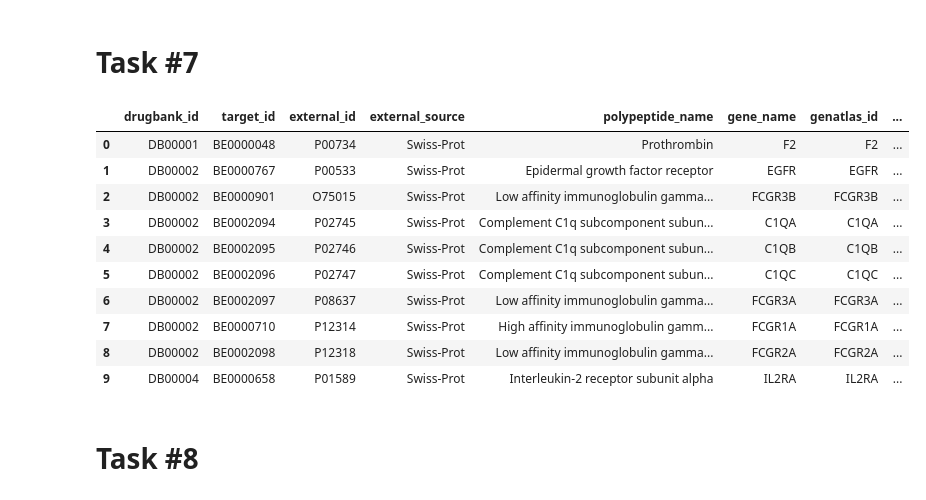
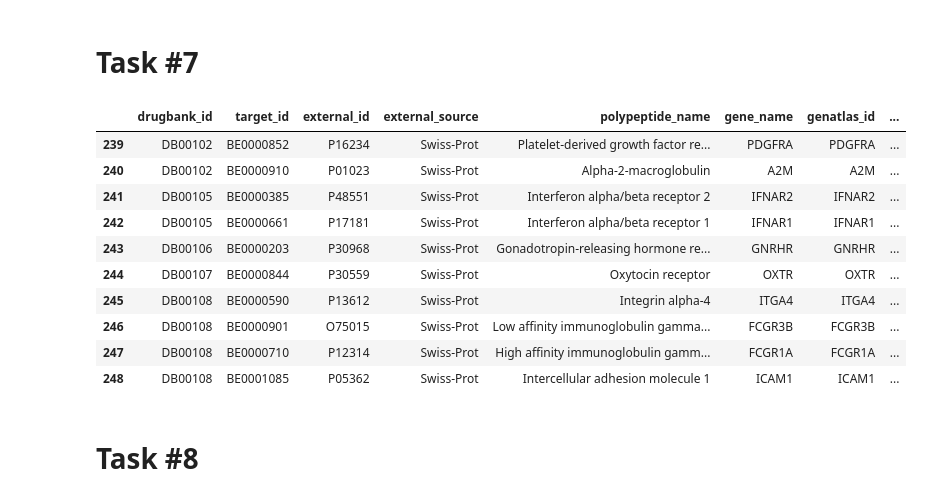
Before and after one commit to tkoso/Drugbank-Data-Analysis, a Jupyter notebook: notebooks/final_report.ipynb, the cells around one changed output. Cells and saved outputs as stored; diff of their text form; code cells hidden in the pictures.

```diff
--- a/notebooks/final_report.ipynb
+++ b/notebooks/final_report.ipynb
@@ -163,20 +173,20 @@ draw_histogram_pathways_per_drug(df_pathways_count_per_drug)
 # %%
 from transformations import build_targets_dataframe
 
 df_targets = build_targets_dataframe(root)
-df_targets.head(10)
+df_targets.tail(10)
 # %% [output]
 |  | drugbank_id | target_id | external_id | external_source | polypeptide_name | gene_name | genatlas_id | ... |
-| 0 | DB00001 | BE0000048 | P00734 | Swiss-Prot | Prothrombin | F2 | F2 | ... |
-| 1 | DB00002 | BE0000767 | P00533 | Swiss-Prot | Epidermal growth factor receptor | EGFR | EGFR | ... |
-| 2 | DB00002 | BE0000901 | O75015 | Swiss-Prot | Low affinity immunoglobulin gamma... | FCGR3B | FCGR3B | ... |
-| 3 | DB00002 | BE0002094 | P02745 | Swiss-Prot | Complement C1q subcomponent subun... | C1QA | C1QA | ... |
-| 4 | DB00002 | BE0002095 | P02746 | Swiss-Prot | Complement C1q subcomponent subun... | C1QB | C1QB | ... |
-| 5 | DB00002 | BE0002096 | P02747 | Swiss-Prot | Complement C1q subcomponent subun... | C1QC | C1QC | ... |
-| 6 | DB00002 | BE0002097 | P08637 | Swiss-Prot | Low affinity immunoglobulin gamma... | FCGR3A | FCGR3A | ... |
-| 7 | DB00002 | BE0000710 | P12314 | Swiss-Prot | High affinity immunoglobulin gamm... | FCGR1A | FCGR1A | ... |
-| 8 | DB00002 | BE0002098 | P12318 | Swiss-Prot | Low affinity immunoglobulin gamma... | FCGR2A | FCGR2A | ... |
-| 9 | DB00004 | BE0000658 | P01589 | Swiss-Prot | Interleukin-2 receptor subunit alpha | IL2RA | IL2RA | ... |
+| 239 | DB00102 | BE0000852 | P16234 | Swiss-Prot | Platelet-derived growth factor re... | PDGFRA | PDGFRA | ... |
+| 240 | DB00102 | BE0000910 | P01023 | Swiss-Prot | Alpha-2-macroglobulin | A2M | A2M | ... |
+| 241 | DB00105 | BE0000385 | P48551 | Swiss-Prot | Interferon alpha/beta receptor 2 | IFNAR2 | IFNAR2 | ... |
+| 242 | DB00105 | BE0000661 | P17181 | Swiss-Prot | Interferon alpha/beta receptor 1 | IFNAR1 | IFNAR1 | ... |
+| 243 | DB00106 | BE0000203 | P30968 | Swiss-Prot | Gonadotropin-releasing hormone re... | GNRHR | GNRHR | ... |
+| 244 | DB00107 | BE0000844 | P30559 | Swiss-Prot | Oxytocin receptor | OXTR | OXTR | ... |
+| 245 | DB00108 | BE0000590 | P13612 | Swiss-Prot | Integrin alpha-4 | ITGA4 | ITGA4 | ... |
+| 246 | DB00108 | BE0000901 | O75015 | Swiss-Prot | Low affinity immunoglobulin gamma... | FCGR3B | FCGR3B | ... |
+| 247 | DB00108 | BE0000710 | P12314 | Swiss-Prot | High affinity immunoglobulin gamm... | FCGR1A | FCGR1A | ... |
+| 248 | DB00108 | BE0001085 | P05362 | Swiss-Prot | Intercellular adhesion molecule 1 | ICAM1 | ICAM1 | ... |
 # %% [markdown]
 # Task #8
 # %%
```
Also changed, not shown: parts of 4 cells of this notebook, 1 other file.
